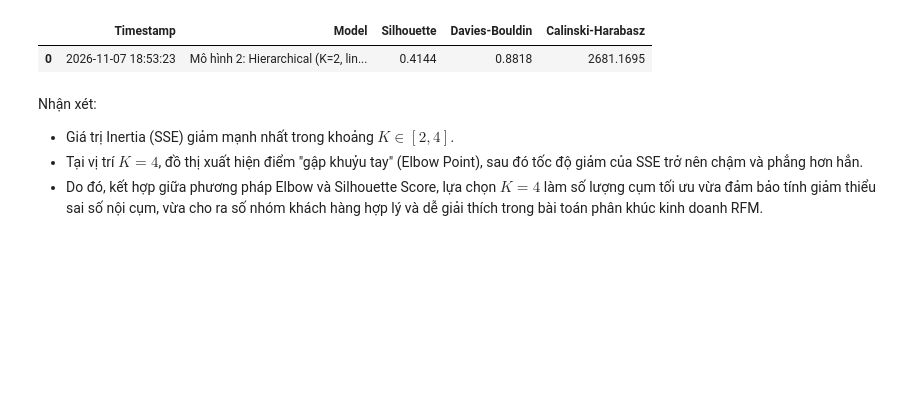
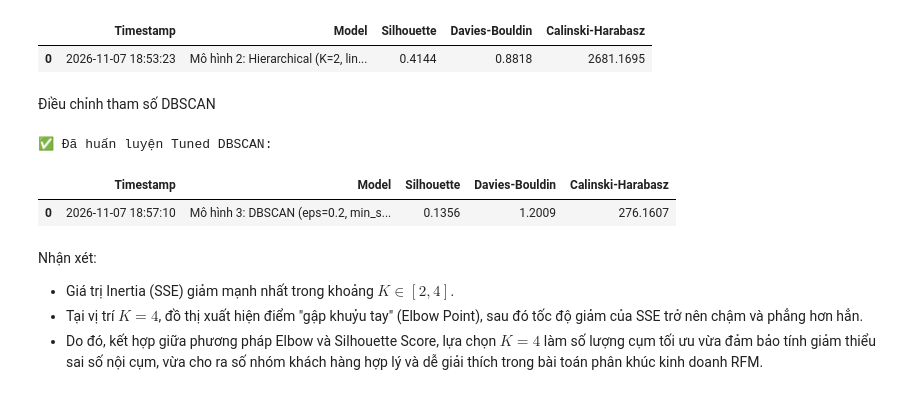
Before and after one commit to JaseSous/ml_group, a Jupyter notebook: Do_an_CuoiKy/Notebook.ipynb, the cells around one changed output. Cells and saved outputs as stored; diff of their text form; code cells hidden in the pictures; blank space fills up the shorter version.

Commit message:
Điều chỉnh siêu tham số DBSCAN và nhận xét chọn mô hình

```diff
--- a/Do_an_CuoiKy/Notebook.ipynb
+++ b/Do_an_CuoiKy/Notebook.ipynb
@@ -704,6 +704,22 @@ display(pd.DataFrame([m2_metrics]))
 ✅ Đã huấn luyện Tuned Hierarchical với K=2:
 |  | Timestamp | Model | Silhouette | Davies-Bouldin | Calinski-Harabasz |
 | 0 | 2026-11-07 18:53:23 | Mô hình 2: Hierarchical (K=2, lin... | 0.4144 | 0.8818 | 2681.1695 |
+# %% [markdown]
+Điều chỉnh tham số DBSCAN
+# %%
+
+dbscan_tuned = DBSCANModel(eps=0.2, min_samples=15)
+m3_metrics, m3_train_labels, trained_dbscan_model = dbscan_tuned.run(
+    X_train_scaled,
+    log_file=PATH_EXPERIMENT_LOG
+)
+
+print("✅ Đã huấn luyện Tuned DBSCAN:")
+display(pd.DataFrame([m3_metrics]))
+# %% [output]
+✅ Đã huấn luyện Tuned DBSCAN:
+|  | Timestamp | Model | Silhouette | Davies-Bouldin | Calinski-Harabasz |
+| 0 | 2026-11-07 18:57:10 | Mô hình 3: DBSCAN (eps=0.2, min_s... | 0.1356 | 1.2009 | 276.1607 |
 # %% [markdown]
 Nhận xét:
 * Giá trị Inertia (SSE) giảm mạnh nhất trong khoảng $K \in [2, 4]$.
```
Also changed, not shown: 3 other files.
